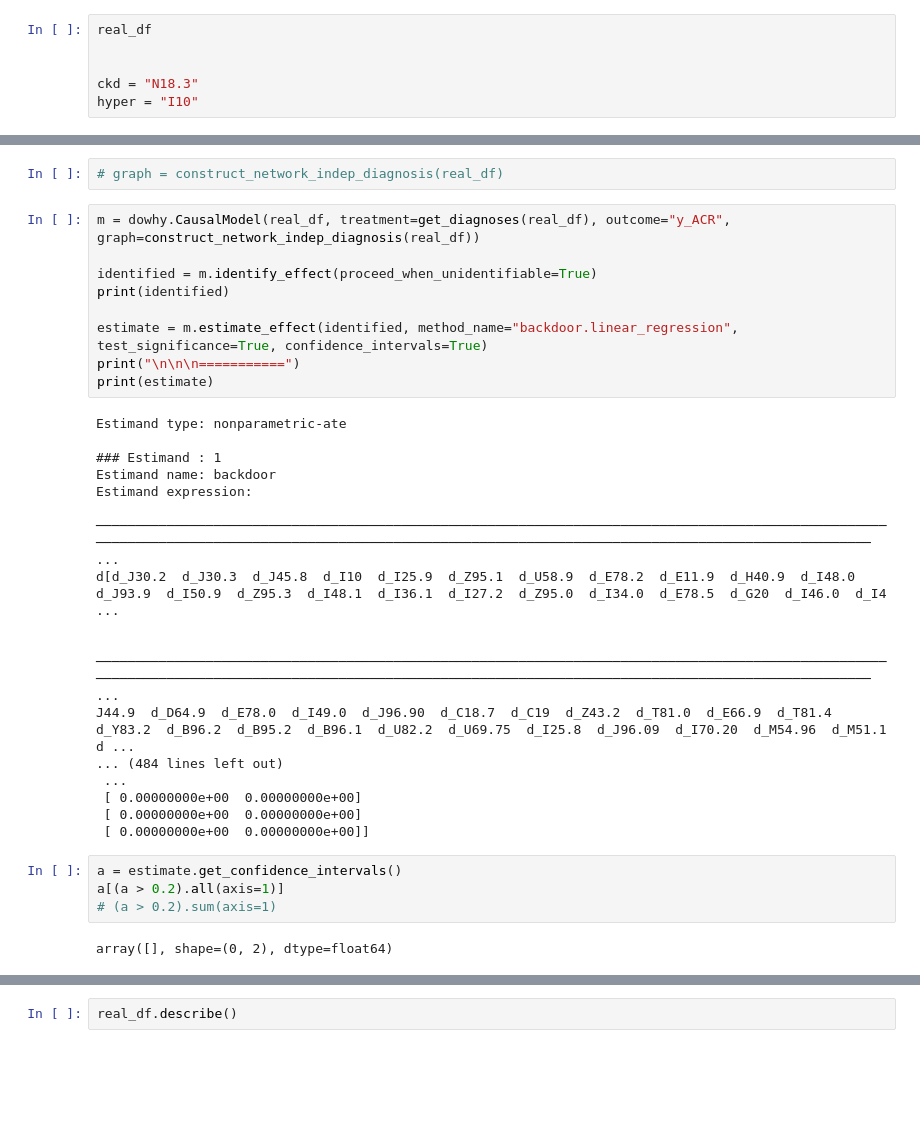
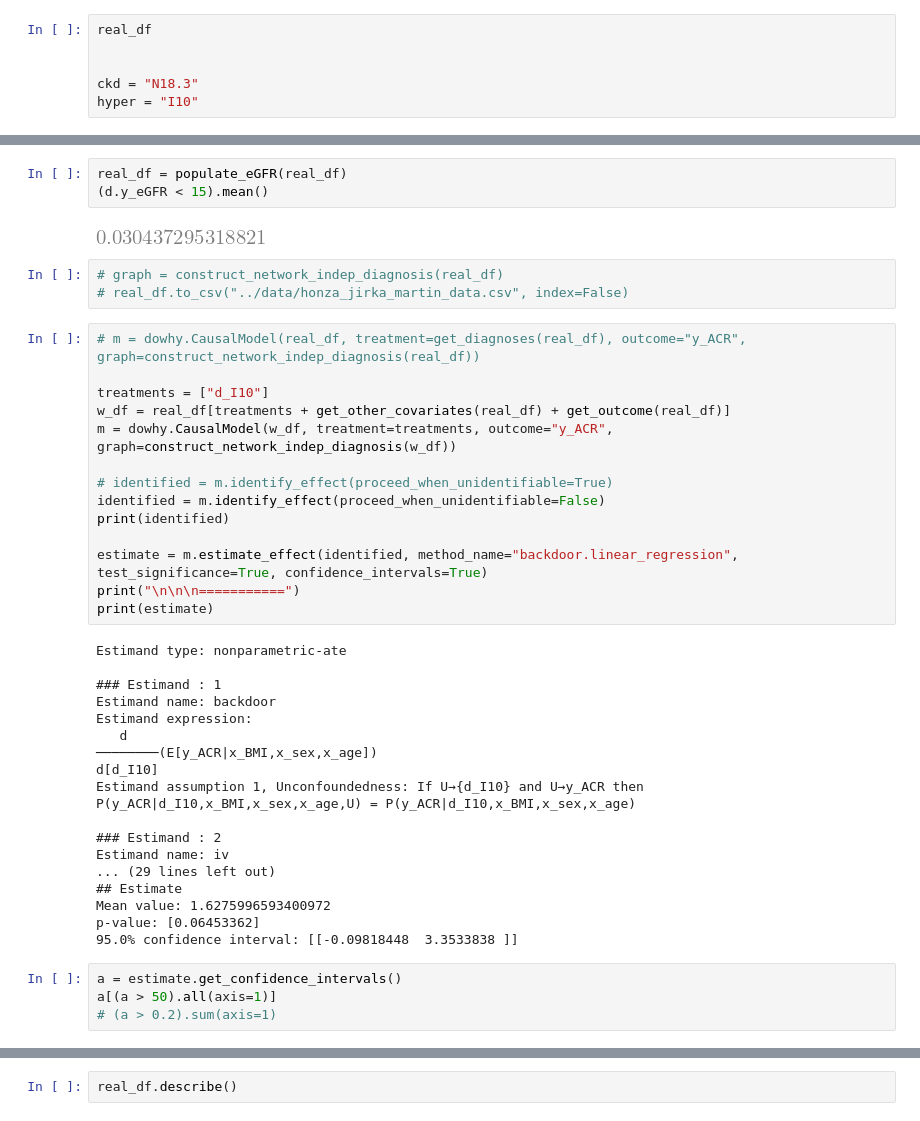
Before and after one commit to Jan-Blaha/HHH23-CKD, a Jupyter notebook: src/playground/Untitled.ipynb, the cells around one changed output, grey strips where cells are left out. Cells and saved outputs as stored; diff of their text form; blank space fills up the shorter version.

Commit message:
causal jupyters

```diff
--- a/src/playground/Untitled.ipynb
+++ b/src/playground/Untitled.ipynb
@@ -163,9 +207,20 @@ real_df = real_df.loc[~real_df.y_ACR.isna()]
+# %%
+real_df = populate_eGFR(real_df)
+(d.y_eGFR < 15).mean()
+# %% [output]
+[figure, added]
 # %%
 # graph = construct_network_indep_diagnosis(real_df)
+# real_df.to_csv("../data/honza_jirka_martin_data.csv", index=False)
 # %%
-m = dowhy.CausalModel(real_df, treatment=get_diagnoses(real_df), outcome="y_ACR", graph=construct_network_indep_diagnosis(real_df))
+# m = dowhy.CausalModel(real_df, treatment=get_diagnoses(real_df), outcome="y_ACR", graph=construct_network_indep_diagnosis(real_df))
 
-identified = m.identify_effect(proceed_when_unidentifiable=True)
+treatments = ["d_I10"]
+w_df = real_df[treatments + get_other_covariates(real_df) + get_outcome(real_df)]
+m = dowhy.CausalModel(w_df, treatment=treatments, outcome="y_ACR", graph=construct_network_indep_diagnosis(w_df))
+
+# identified = m.identify_effect(proceed_when_unidentifiable=True)
+identified = m.identify_effect(proceed_when_unidentifiable=False)
 print(identified)
 
 estimate = m.estimate_effect(identified, method_name="backdoor.linear_regression", test_significance=True, confidence_intervals=True)
@@ -177,21 +232,19 @@ Estimand type: nonparametric-ate
 ### Estimand : 1
 Estimand name: backdoor
 Estimand expression:
+   d
+────────(E[y_ACR|x_BMI,x_sex,x_age])
+d[d_I10]
+Estimand assumption 1, Unconfoundedness: If U→{d_I10} and U→y_ACR then P(y_ACR|d_I10,x_BMI,x_sex,x_age,U) = P(y_ACR|d_I10,x_BMI,x_sex,x_age)
 
-──────────────────────────────────────────────────────────────────────────────────────────────────────────────────────────────────────────────────────────────────────────────────────────────────────── ...
-d[d_J30.2  d_J30.3  d_J45.8  d_I10  d_I25.9  d_Z95.1  d_U58.9  d_E78.2  d_E11.9  d_H40.9  d_I48.0  d_J93.9  d_I50.9  d_Z95.3  d_I48.1  d_I36.1  d_I27.2  d_Z95.0  d_I34.0  d_E78.5  d_G20  d_I46.0  d_I4 ...
-
-
-──────────────────────────────────────────────────────────────────────────────────────────────────────────────────────────────────────────────────────────────────────────────────────────────────────── ...
-J44.9  d_D64.9  d_E78.0  d_I49.0  d_J96.90  d_C18.7  d_C19  d_Z43.2  d_T81.0  d_E66.9  d_T81.4  d_Y83.2  d_B96.2  d_B95.2  d_B96.1  d_U82.2  d_U69.75  d_I25.8  d_J96.09  d_I70.20  d_M54.96  d_M51.1  d ...
-... (484 lines left out)
- ...
- [ 0.00000000e+00  0.00000000e+00]
- [ 0.00000000e+00  0.00000000e+00]
- [ 0.00000000e+00  0.00000000e+00]]
+### Estimand : 2
+Estimand name: iv
+... (29 lines left out)
+## Estimate
+Mean value: 1.6275996593400972
+p-value: [0.06453362]
+95.0% confidence interval: [[-0.09818448  3.3533838 ]]
 # %%
 a = estimate.get_confidence_intervals()
-a[(a > 0.2).all(axis=1)]
+a[(a > 50).all(axis=1)]
 # (a > 0.2).sum(axis=1)
-# %% [output]
-array([], shape=(0, 2), dtype=float64)
```
Also changed, not shown: parts of 9 cells of this notebook, 1 other file.
